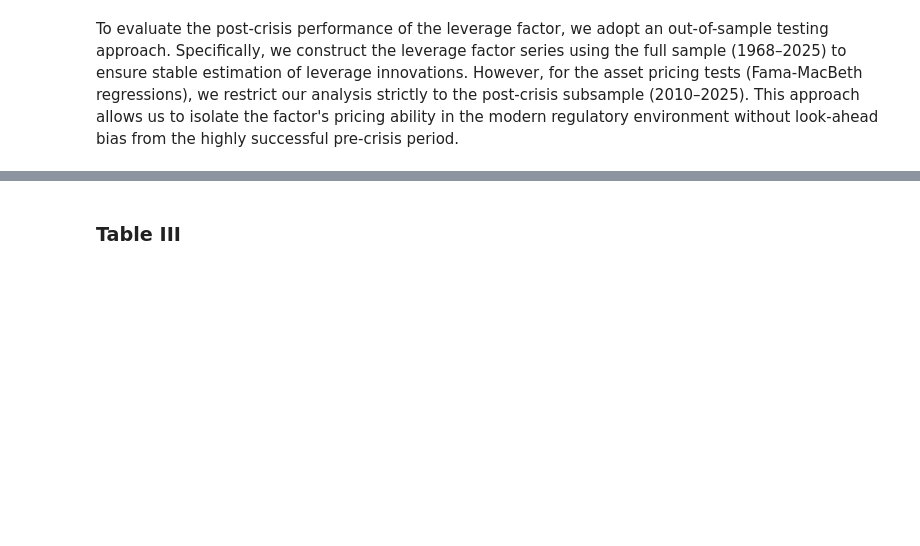
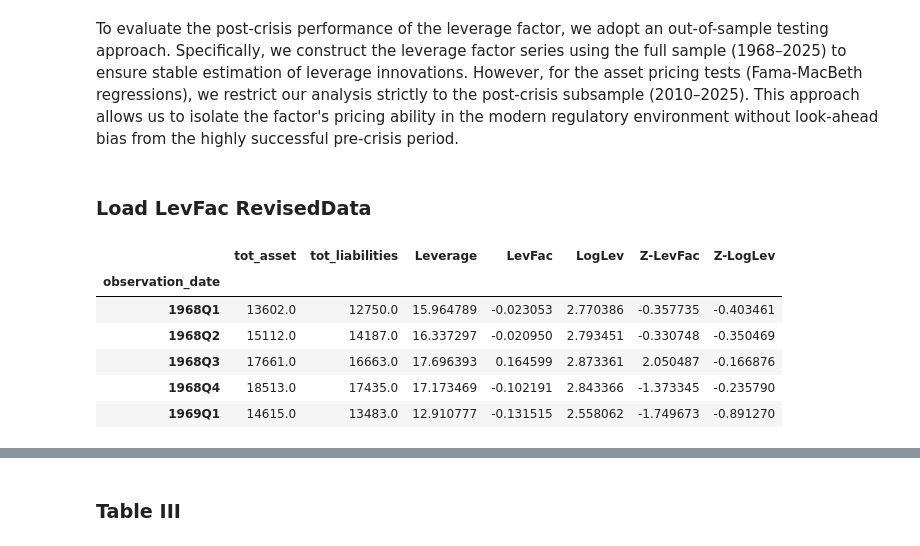
Before and after one commit to xianghancao/LevFactorReplication, a Jupyter notebook: 03_Out-of-Sample_Extension_(2010-2025).ipynb, the cells around one changed output, grey strips where cells are left out. Drawn from its saved outputs; the diff is of its cells as text; code cells hidden in the pictures; blank space fills up the shorter version.

```diff
--- a/03_Out-of-Sample_Extension_(2010-2025).ipynb
+++ b/03_Out-of-Sample_Extension_(2010-2025).ipynb
@@ -2,3 +2,28 @@
 # 03 Out-of-Sample Extension: 2010-2025
 # %% [markdown]
 To evaluate the post-crisis performance of the leverage factor, we adopt an out-of-sample testing approach. Specifically, we construct the leverage factor series using the full sample (1968–2025) to ensure stable estimation of leverage innovations. However, for the asset pricing tests (Fama-MacBeth regressions), we restrict our analysis strictly to the post-crisis subsample (2010–2025). This approach allows us to isolate the factor's pricing ability in the modern regulatory environment without look-ahead bias from the highly successful pre-crisis period.
+# %% [markdown]
+### Load LevFac RevisedData
+# %%
+import pandas as pd
+# 定义一个简单的解析器
+def parse_quarter(date_str):
+    # 将 "1968Q1" 转换为 Pandas 的 Period 对象
+    return pd.Period(date_str, freq='Q')
+
+# 读取时直接应用
+revised_data = pd.read_csv(
+    'tables/RevisedData.csv',
+    index_col=0,           # 假设第一列是索引
+    converters={0: parse_quarter} # 对第0列（索引列）应用解析器
+)
+
+revised_data.head()
+# %% [output]
+|  | tot_asset | tot_liabilities | Leverage | LevFac | LogLev | Z-LevFac | Z-LogLev |
+| observation_date |  |  |  |  |  |  |  |
+| 1968Q1 | 13602.0 | 12750.0 | 15.964789 | -0.023053 | 2.770386 | -0.357735 | -0.403461 |
+| 1968Q2 | 15112.0 | 14187.0 | 16.337297 | -0.020950 | 2.793451 | -0.330748 | -0.350469 |
+| 1968Q3 | 17661.0 | 16663.0 | 17.696393 | 0.164599 | 2.873361 | 2.050487 | -0.166876 |
+| 1968Q4 | 18513.0 | 17435.0 | 17.173469 | -0.102191 | 2.843366 | -1.373345 | -0.235790 |
+| 1969Q1 | 14615.0 | 13483.0 | 12.910777 | -0.131515 | 2.558062 | -1.749673 | -0.891270 |
```
Also changed, not shown: parts of 14 cells of this notebook, 12 other files.
